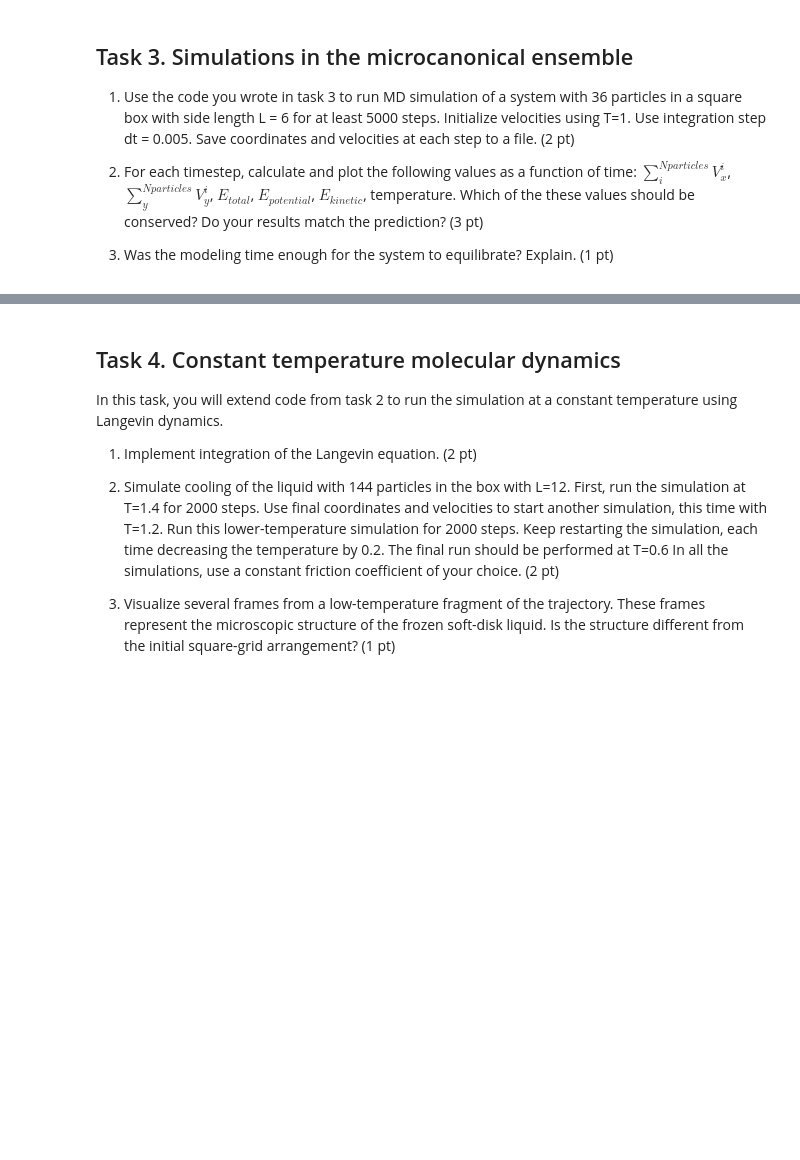
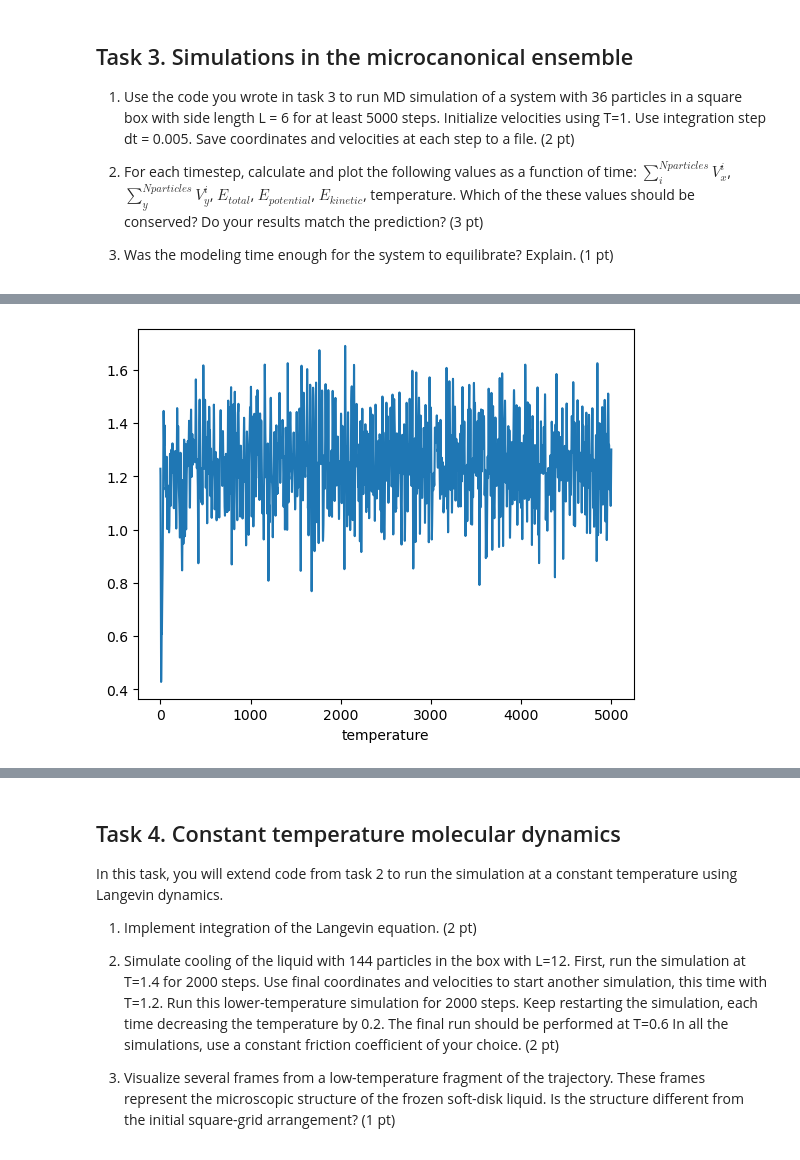
Before and after one commit to NikoMilosh/CMP_Project-WS2022, a Jupyter notebook: Homework 4. Molecular dynamics simulation of 2D soft-disk fluid.ipynb, the cells around one changed output, grey strips where cells are left out. Drawn from its saved outputs; the diff is of its cells as text; code cells hidden in the pictures; blank space fills up the shorter version.

```diff
--- a/Homework 4. Molecular dynamics simulation of 2D soft-disk fluid.ipynb
+++ b/Homework 4. Molecular dynamics simulation of 2D soft-disk fluid.ipynb
@@ -302,0 +213,7 @@ plt.show()
+# %%
+plt.plot(temp)
+plt.xlabel('t')
+plt.ylabel('temperature')
+plt.show()
+# %% [output]
+[figure, added]
```
Also changed, not shown: parts of 53 cells of this notebook.
